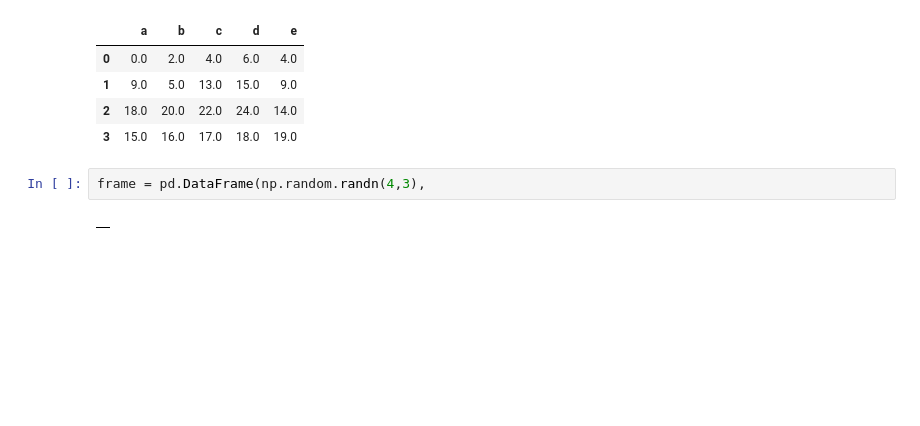
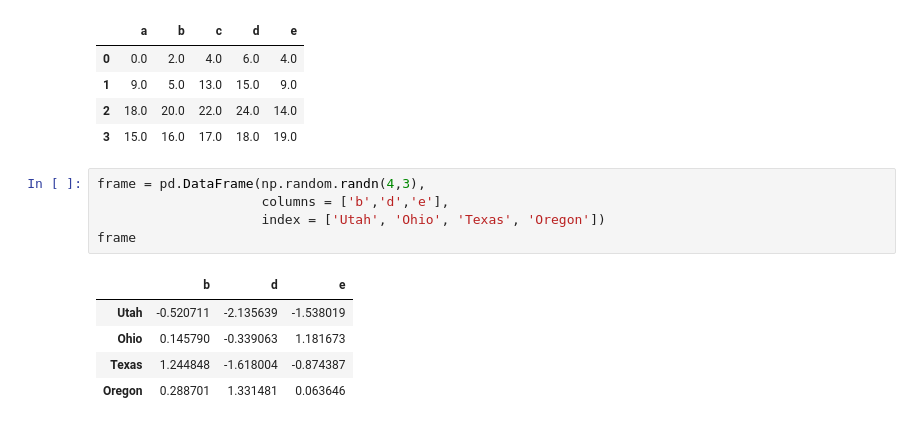
Before and after one commit to waldbear4/Python_2021, a Jupyter notebook: 20210528.ipynb, the cells around one changed output. Drawn from its saved outputs; the diff is of its cells as text; blank space fills up the shorter version.

```diff
--- a/20210528.ipynb
+++ b/20210528.ipynb
@@ -174,5 +174,12 @@ pd1.add(pd2, fill_value=0) #pd2의 NaN 값을 전부 0으로 치환
 | 3 | 15.0 | 16.0 | 17.0 | 18.0 | 19.0 |
 # %%
 frame = pd.DataFrame(np.random.randn(4,3),
+                     columns = ['b','d','e'],
+                     index = ['Utah', 'Ohio', 'Texas', 'Oregon'])
+frame
 # %% [output]
-|  |
+|  | b | d | e |
+| Utah | -0.520711 | -2.135639 | -1.538019 |
+| Ohio | 0.145790 | -0.339063 | 1.181673 |
+| Texas | 1.244848 | -1.618004 | -0.874387 |
+| Oregon | 0.288701 | 1.331481 | 0.063646 |
```
Also changed, not shown: parts of 6 cells of this notebook.
